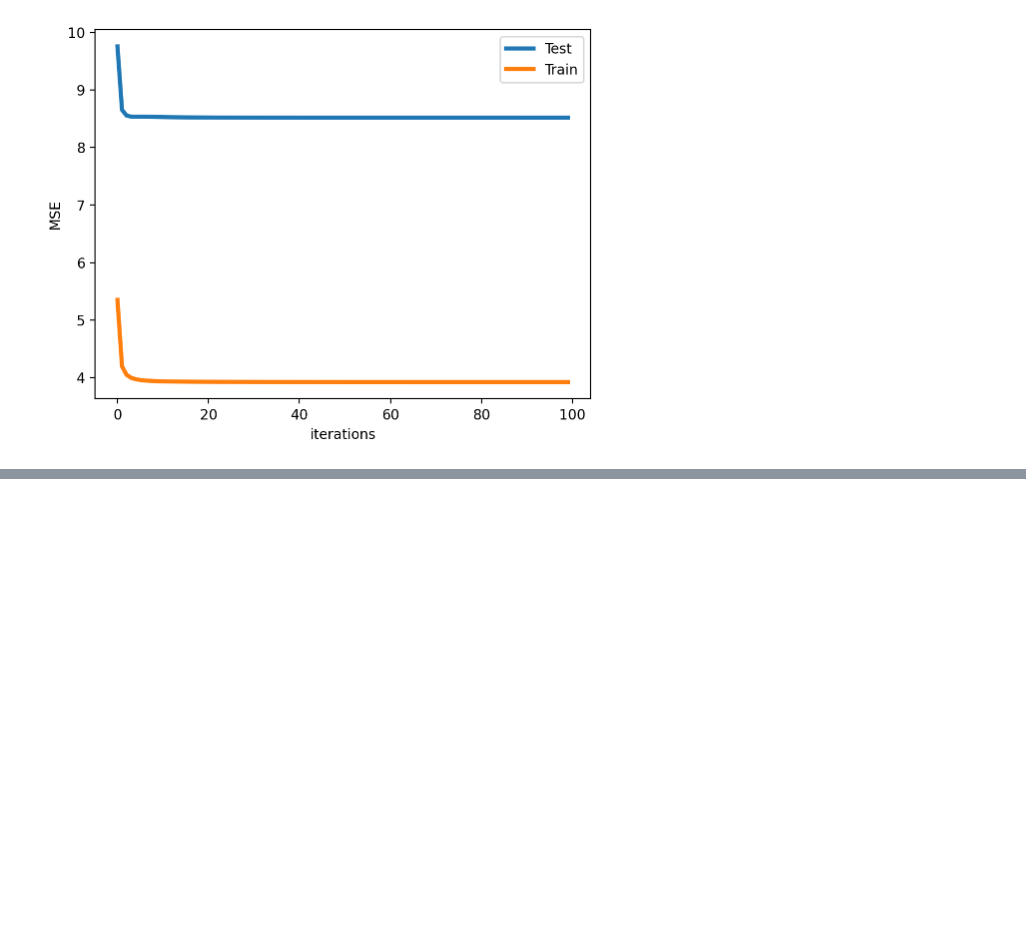
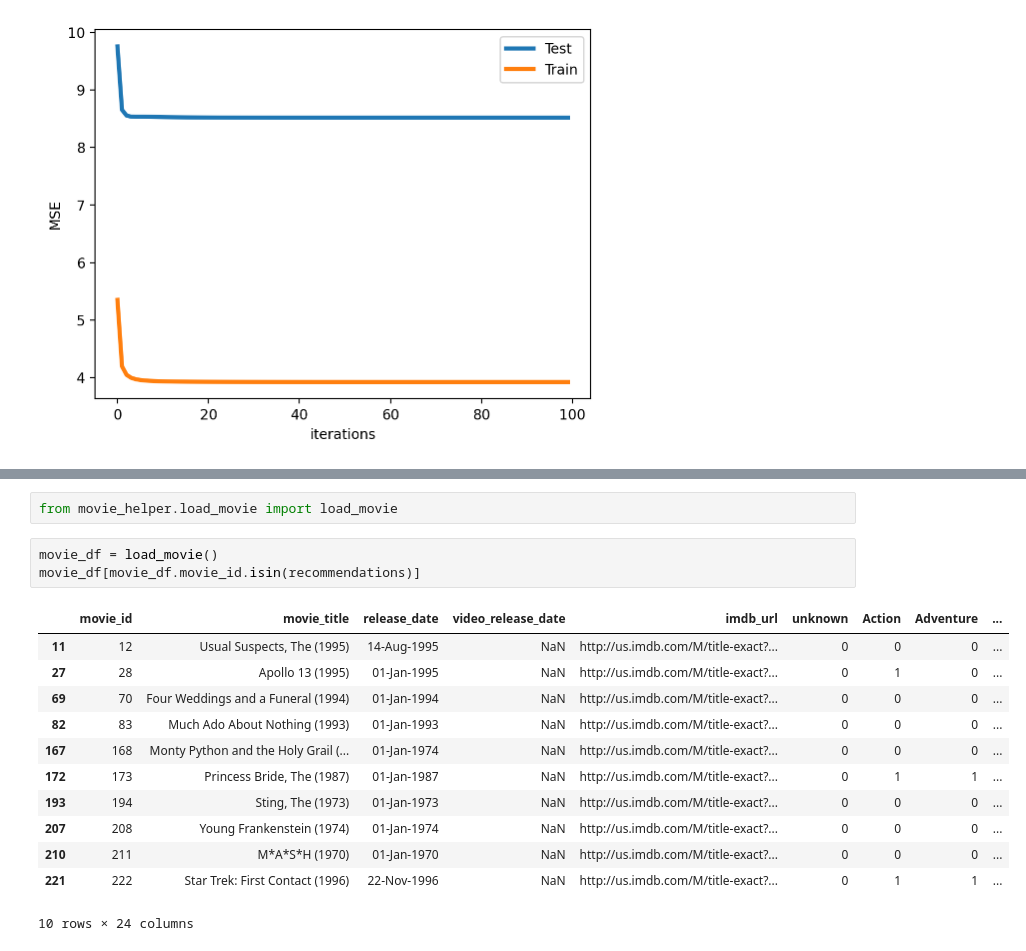
Before and after one commit to alextanhongpin/matrix-factorization, a Jupyter notebook: 03_alternating_least_squares.ipynb, the cells around one changed output, grey strips where cells are left out. Drawn from its saved outputs; the diff is of its cells as text; blank space fills up the shorter version.

```diff
--- a/03_alternating_least_squares.ipynb
+++ b/03_alternating_least_squares.ipynb
@@ -197,0 +204,18 @@ pd.DataFrame(user_data, columns=["rating", "predicted"], index=range(n_items)).q
+# %%
+from movie_helper.load_movie import load_movie
+# %%
+movie_df = load_movie()
+movie_df[movie_df.movie_id.isin(recommendations)]
+# %% [output]
+|  | movie_id | movie_title | release_date | video_release_date | imdb_url | unknown | Action | Adventure | ... |
+| 11 | 12 | Usual Suspects, The (1995) | 14-Aug-1995 | NaN | http://us.imdb.com/M/title-exact?... | 0 | 0 | 0 | ... |
+| 27 | 28 | Apollo 13 (1995) | 01-Jan-1995 | NaN | http://us.imdb.com/M/title-exact?... | 0 | 1 | 0 | ... |
+| 69 | 70 | Four Weddings and a Funeral (1994) | 01-Jan-1994 | NaN | http://us.imdb.com/M/title-exact?... | 0 | 0 | 0 | ... |
+| 82 | 83 | Much Ado About Nothing (1993) | 01-Jan-1993 | NaN | http://us.imdb.com/M/title-exact?... | 0 | 0 | 0 | ... |
+| 167 | 168 | Monty Python and the Holy Grail (... | 01-Jan-1974 | NaN | http://us.imdb.com/M/title-exact?... | 0 | 0 | 0 | ... |
+| 172 | 173 | Princess Bride, The (1987) | 01-Jan-1987 | NaN | http://us.imdb.com/M/title-exact?... | 0 | 1 | 1 | ... |
+| 193 | 194 | Sting, The (1973) | 01-Jan-1973 | NaN | http://us.imdb.com/M/title-exact?... | 0 | 0 | 0 | ... |
+| 207 | 208 | Young Frankenstein (1974) | 01-Jan-1974 | NaN | http://us.imdb.com/M/title-exact?... | 0 | 0 | 0 | ... |
+| 210 | 211 | M*A*S*H (1970) | 01-Jan-1970 | NaN | http://us.imdb.com/M/title-exact?... | 0 | 0 | 0 | ... |
+| 221 | 222 | Star Trek: First Contact (1996) | 22-Nov-1996 | NaN | http://us.imdb.com/M/title-exact?... | 0 | 1 | 1 | ... |
+10 rows × 24 columns
```
Also changed, not shown: parts of 3 cells of this notebook, 4 other files.
